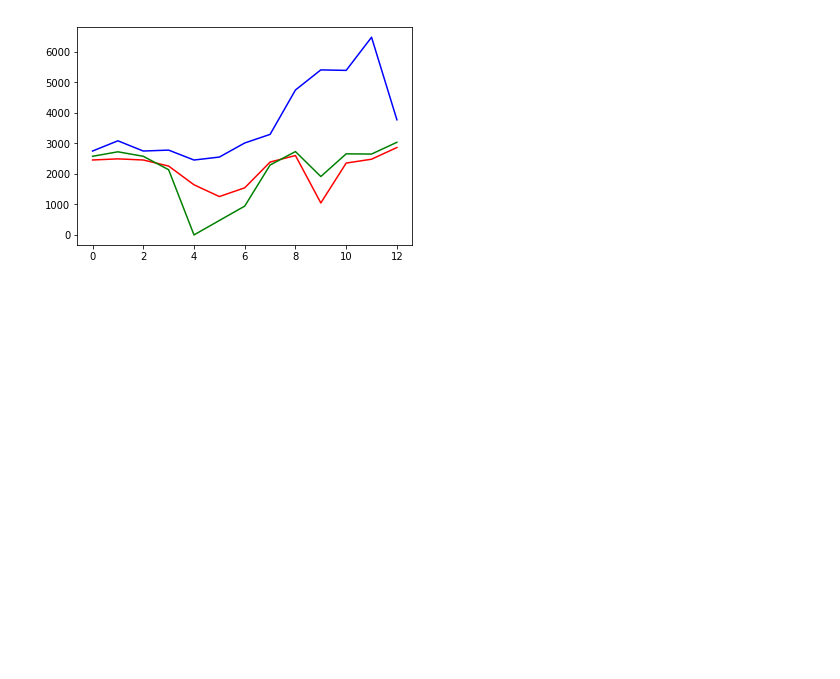
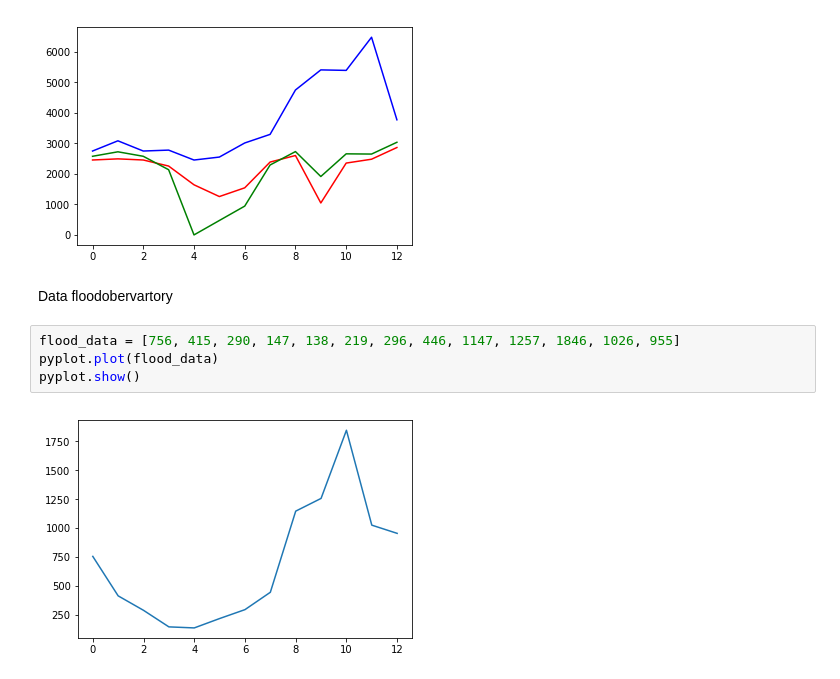
Before and after one commit to Hydroviet/Landsat-Imagery, a Jupyter notebook: Mask_out.ipynb, the cells around one changed output. Drawn from its saved outputs; the diff is of its cells as text; blank space fills up the shorter version.

Commit message:
Add floodobservatory

```diff
--- a/Mask_out.ipynb
+++ b/Mask_out.ipynb
@@ -246,3 +246,11 @@ pyplot.plot(ndwi2_set, 'b')
 pyplot.show()
 # %% [output]
 [figure]
+# %% [markdown]
+Data floodobervartory
+# %%
+flood_data = [756, 415, 290, 147, 138, 219, 296, 446, 1147, 1257, 1846, 1026, 955]
+pyplot.plot(flood_data)
+pyplot.show()
+# %% [output]
+[figure, added]
```
